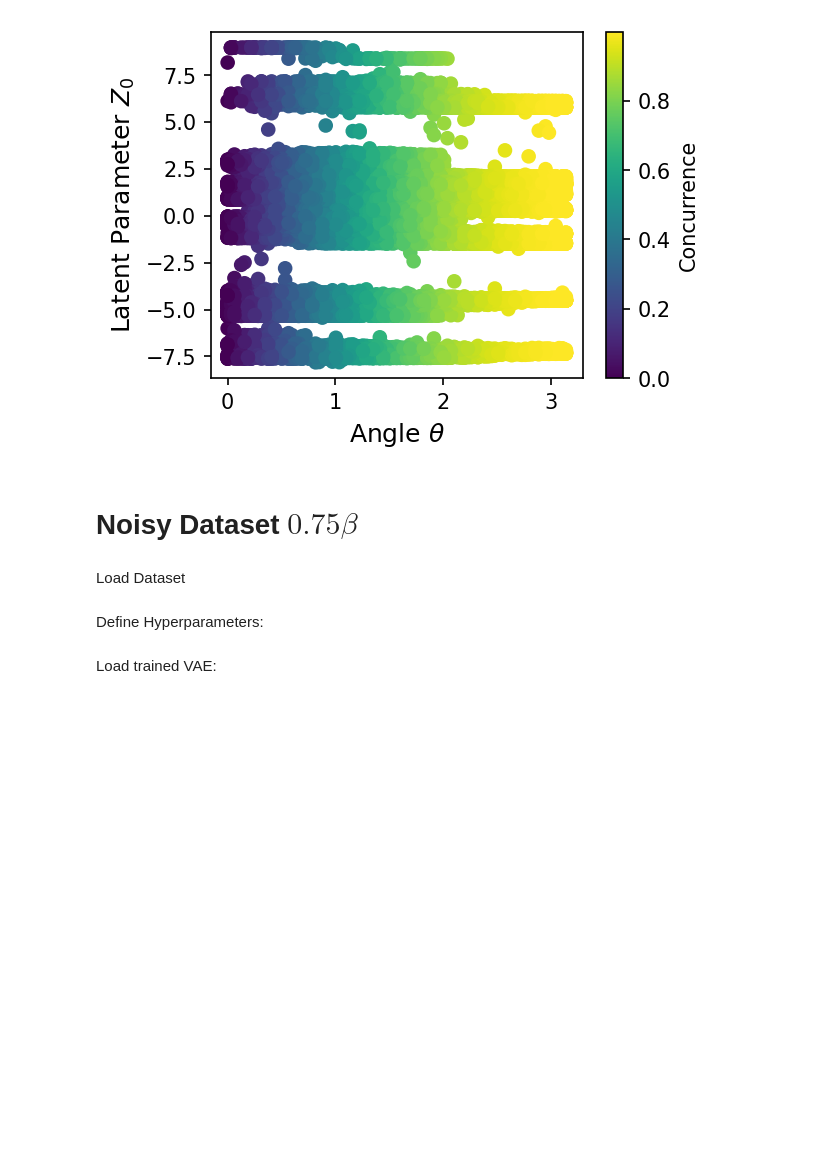
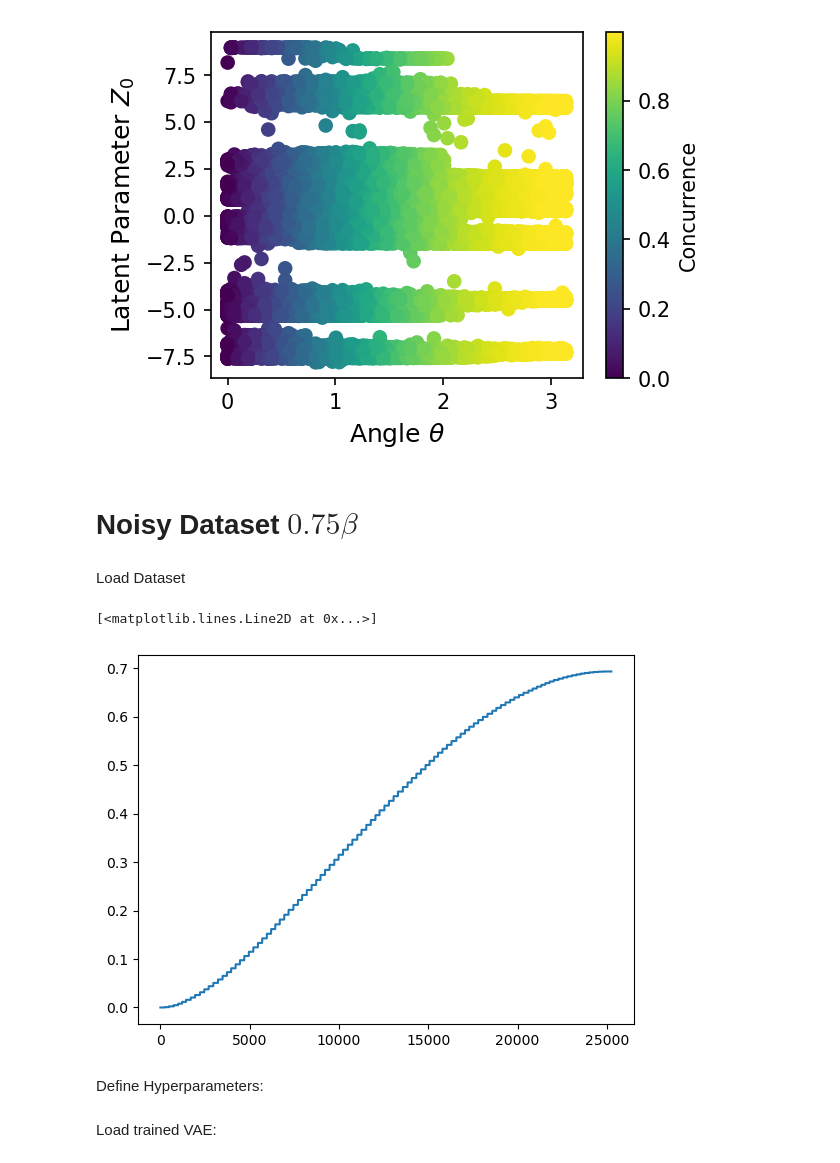
Before and after one commit to FelixFrohnertDB/Quantum-State-VAE, a Jupyter notebook: Analysis.ipynb, the cells around one changed output. Saved outputs shown, nothing was run; the diff lists cells and outputs as text; code cells hidden in the pictures; blank space fills up the shorter version.

```diff
--- a/Analysis.ipynb
+++ b/Analysis.ipynb
@@ -164,6 +194,14 @@ for theta in scan_arr:
 
 X_train, X_test, y_train, y_test = train_test_split(rho_arr, alpha_arr, random_state=42)
 concurrence_arr = np.array([qt.concurrence(qt.Qobj(dm.reshape(4,4),dims=[[2,2],[2,2]])) for dm in X_test])
+# %%
+rr_arr = np.array([qt.entropy_vn(qt.Qobj(dm.reshape(4,4),dims=[[2,2],[2,2]]).ptrace(0)) for dm in X_test])
+# %%
+sort_inx = np.argsort(y_test)
+plt.plot(rr_arr[sort_inx])
+# %% [output]
+[<matplotlib.lines.Line2D at 0x...>]
+[figure, added]
 # %% [markdown]
 Define Hyperparameters:
 # %%
```
Also changed, not shown: parts of 18 cells of this notebook, 1 other file.
